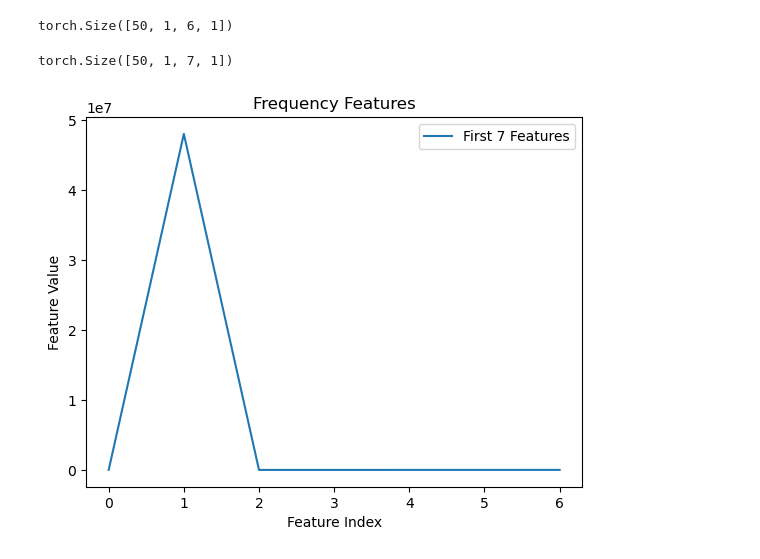
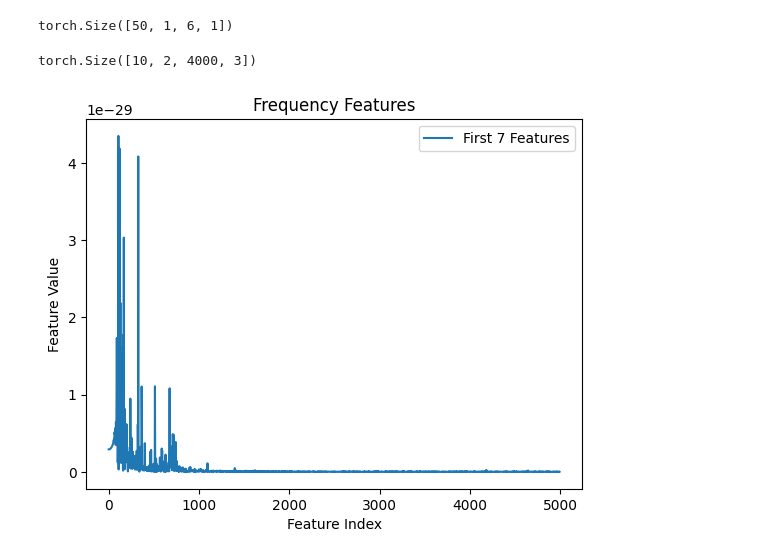
Before and after one commit to aryansavant31/thesis_auto_health_monitoring, a Jupyter notebook: feature_extraction/trials.ipynb, the cells around one changed output. Saved outputs shown, nothing was run; the diff lists cells and outputs as text; code cells hidden in the pictures.

```diff
--- a/feature_extraction/trials.ipynb
+++ b/feature_extraction/trials.ipynb
@@ -66,7 +76,7 @@ from feature_extraction.settings.feature_config import get_freq_feat_config
 
 feat_configs = [
     # get_freq_feat_config(feat_type='first_n_modes', n_modes=7),
-    get_freq_feat_config(feat_type='from_ranks', data_config=data_config, n=7, perf_v=1, rank_v='[a=0.5]'),
+    get_freq_feat_config(feat_type='full_spectrum', data_config=data_config, parameters=['freq', 'psd']),
 ]
 
 freq_fex = FrequencyFeatureExtractor(feat_configs)
@@ -74,17 +84,17 @@ freq_features = freq_fex.extract(freq_mag, freq_bins)
 # %%
 freq_features.shape
 # %% [output]
-torch.Size([50, 1, 7, 1])
+torch.Size([10, 2, 4000, 3])
 # %%
 import matplotlib.pyplot as plt
 
 # Plot the first 7 frequency features
-plt.plot(freq_features[1, 0, :7, 0].cpu().numpy(),  label='First 7 Features')
+plt.plot(freq_features[1, 1, :2000, 0].cpu().numpy(), freq_features[1, 1, 2000:4000, 0].cpu().numpy(),  label='First 7 Features')
 
 plt.xlabel('Feature Index')
 plt.ylabel('Feature Value')
 plt.title('Frequency Features')
 plt.legend()
 plt.show()
 # %% [output]
-[figure, old version]
+[figure, new version]
```
Also changed, not shown: parts of 3 cells of this notebook, 5 other files.
